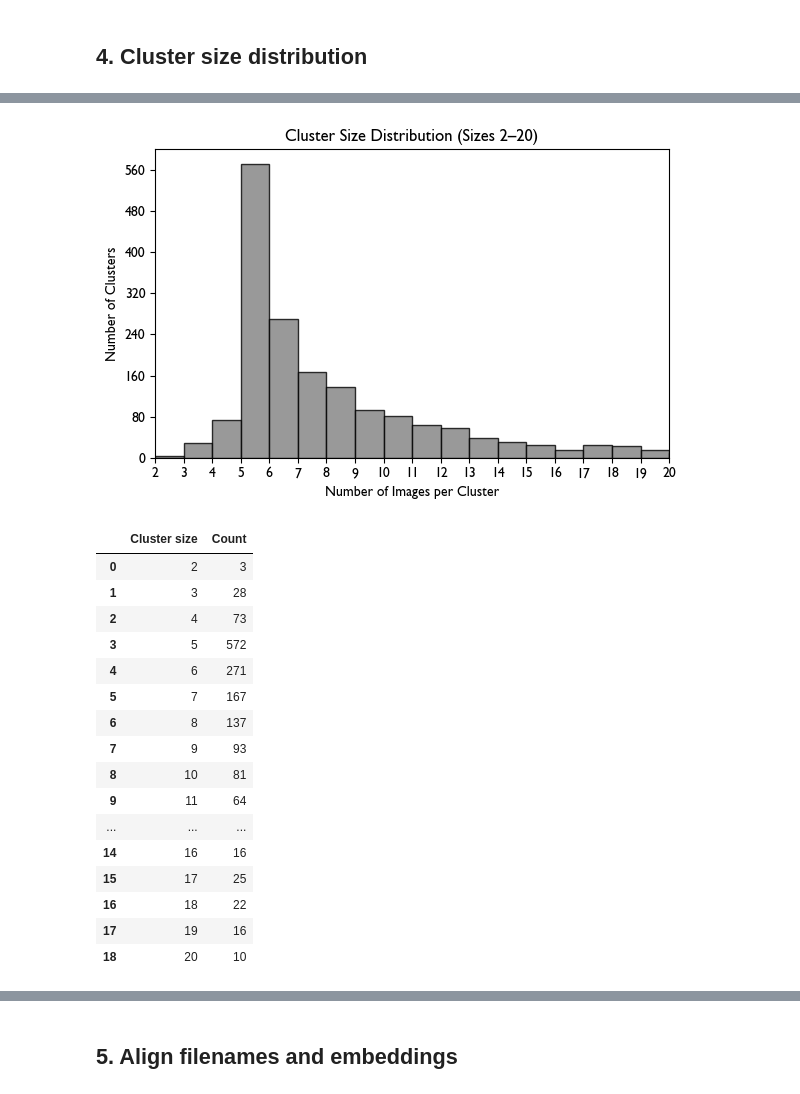
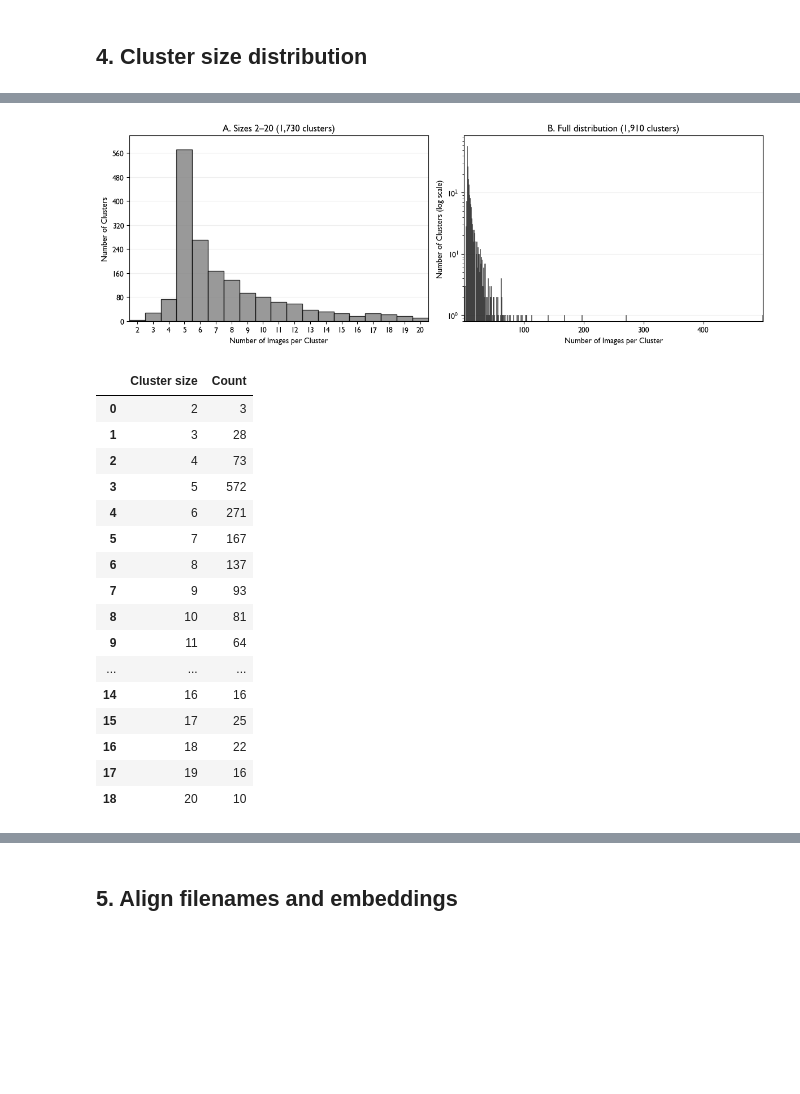
Before and after one commit to L4CCH/viral-images, a Jupyter notebook: scripts/cluster-analysis/analyze.ipynb, the cells around one changed output, grey strips where cells are left out. Cells and saved outputs as stored; diff of their text form; code cells hidden in the pictures; blank space fills up the shorter version.

Commit message:
Revise Figure 2 to show full cluster size distribution.

```diff
--- a/scripts/cluster-analysis/analyze.ipynb
+++ b/scripts/cluster-analysis/analyze.ipynb
@@ -189,58 +189,66 @@ Example cluster IDs: ['1', '2', '3', '4', '5', '6', '7', '8', '9', '10']
 STATS_DIR = Path("overall_stats")
 STATS_DIR.mkdir(parents=True, exist_ok=True)
 
-all_sizes = [len(filenames) for filenames in clusters.values()]
+all_sizes = np.array([len(filenames) for filenames in clusters.values()], dtype=int)
+assert len(all_sizes) == 1910, f"Expected 1,910 clusters; found {len(all_sizes):,}"
+assert np.all(all_sizes >= 1), "Cluster sizes must be positive"
 
-sizes_le_10000 = [s for s in all_sizes if s <= 10000]
-excluded = len(all_sizes) - len(sizes_le_10000)
+sizes_2_20 = all_sizes[(all_sizes >= 2) & (all_sizes <= 20)]
+fig, (ax_a, ax_b) = plt.subplots(1, 2, figsize=(12, 4.2))
 
-clusters_size_le_20 = sum(1 for s in all_sizes if s <= 20)
-clusters_gt_20 = sum(1 for s in all_sizes if s > 20)
+# Half-integer edges center each unit-width bar on its integer cluster size.
+n, _, _ = ax_a.hist(
+    sizes_2_20,
+    bins=np.arange(1.5, 21, 1),
+    color="grey", edgecolor="black", alpha=0.8,
+)
+ax_a.set_xlim(1.5, 20.5)
+ax_a.set_xticks(range(2, 21))
+ax_a.set_ylim(0, n.max() * 1.08 if n.max() else 1)
+ax_a.yaxis.set_major_locator(MaxNLocator(integer=True))
+ax_a.set_title(f"A. Sizes 2–20 ({len(sizes_2_20):,} clusters)")
 
-print(f"Clusters with size <= 20: {clusters_size_le_20}")
+# Retain every cluster, including singletons, with one bin per integer size.
+# Logarithmic counts make rare sizes in the long tail visible.
+full_counts, full_edges, _ = ax_b.hist(
+    all_sizes,
+    bins=np.arange(0.5, all_sizes.max() + 1.5, 1),
+    color="grey", edgecolor="black", linewidth=0.4, alpha=0.8,
+)
+ax_b.set_yscale("log")
+ax_b.set_ylim(0.8, full_counts.max() * 1.5)
+ax_b.set_xlim(0.5, all_sizes.max() + 0.5)
+ax_b.set_title(f"B. Full distribution ({len(all_sizes):,} clusters)")
 
-# Zoom in on cluster sizes 2 to 20
-sizes_2_20 = [s for s in sizes_le_10000 if 2 <= s <= 20]
+for ax in (ax_a, ax_b):
+    ax.set_xlabel("Number of Images per Cluster")
+    ax.set_ylabel("Number of Clusters" if ax is ax_a else "Number of Clusters (log scale)")
+    ax.set_axisbelow(True)
+    ax.grid(axis="y", alpha=0.2)
 
-fig = plt.figure(figsize=(6, 4))
+assert int(n.sum()) == len(sizes_2_20)
+assert int(full_counts.sum()) == len(all_sizes)
+fig.tight_layout()
 
-n, bin_edges, _ = plt.hist(
-    sizes_2_20,
-    bins=range(2, 22), # bins: [2,3), [3,4), ... , [20,21)
-    color="grey",
-    edgecolor="black",
-    alpha=0.8,
-)
-
-plt.xlim(2, 20)
-plt.xticks(range(2, 21))
-plt.margins(x=0)
-
-max_count = n.max() if len(n) else 0
-plt.ylim(0, max_count * 1.05 if max_count > 0 else 1)
-plt.gca().yaxis.set_major_locator(MaxNLocator(integer=True))
-
-plt.xlabel("Number of Images per Cluster")
-plt.ylabel("Number of Clusters")
-plt.title("Cluster Size Distribution (Sizes 2–20)")
-plt.tight_layout()
-
-hist_path = STATS_DIR / "cluster_size_histogram.png"
-fig.savefig(hist_path, dpi=300, bbox_inches="tight")
-print(f"Saved histogram to: {hist_path}")
-
+for extension in ("png", "pdf"):
+    hist_path = STATS_DIR / f"cluster_size_histogram.{extension}"
+    fig.savefig(hist_path, dpi=300, bbox_inches="tight")
+    print(f"Saved histogram to: {hist_path}")
 plt.show()
 
-# Counts table
-bin_table = pd.DataFrame(
-    {
-        "Cluster size": list(range(2, 21)),
-        "Count": [int(n[i]) for i in range(0, 19)],
-    }
-)
+bin_table = pd.DataFrame({"Cluster size": range(2, 21), "Count": n.astype(int)})
 display(bin_table)
+full_bin_table = pd.DataFrame({
+    "Cluster size": ((full_edges[:-1] + full_edges[1:]) / 2).astype(int),
+    "Count": full_counts.astype(int),
+})
+full_bin_table.to_csv(STATS_DIR / "cluster_size_histogram_counts.csv", index=False)
 
-print(f"Clusters with size > 20: {clusters_gt_20}")
+print(f"Total clusters: {len(all_sizes):,}")
+print(f"Singletons: {int((all_sizes == 1).sum()):,}")
+print(f"Clusters with sizes 2–20: {len(sizes_2_20):,}")
+print(f"Clusters with size > 20: {int((all_sizes > 20).sum()):,}")
+print(f"Cluster size range: {all_sizes.min()}–{all_sizes.max()}")
 
 top10 = sorted(((cid, len(files)) for cid, files in clusters.items()), key=lambda x: -x[1])[:10]
 print("Top 10 largest clusters (cluster_id, size):")
@@ -252,4 +260,4 @@ Saved histogram to: overall_stats/cluster_size_histogram.png
-[figure, old version]
+[figure, new version]
 |  | Cluster size | Count |
 | 0 | 2 | 3 |
 | 1 | 3 | 28 |
```
Also changed, not shown: parts of 1 cell of this notebook.
